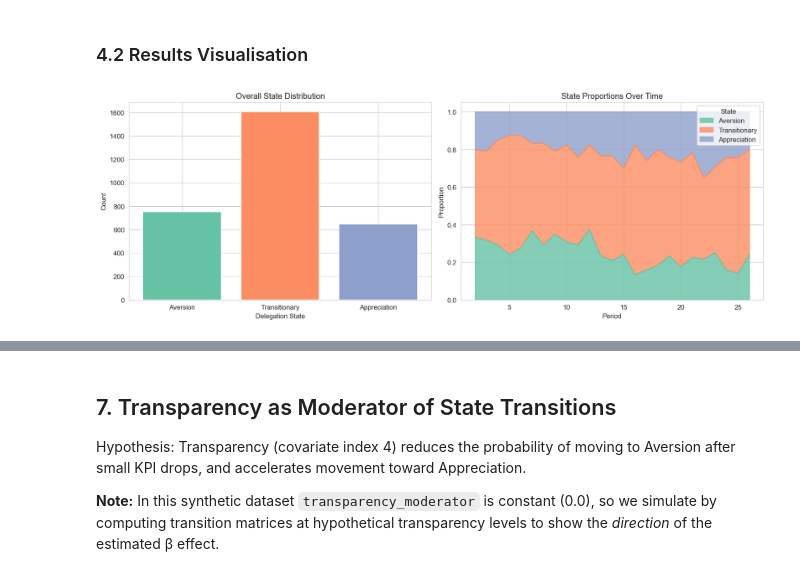
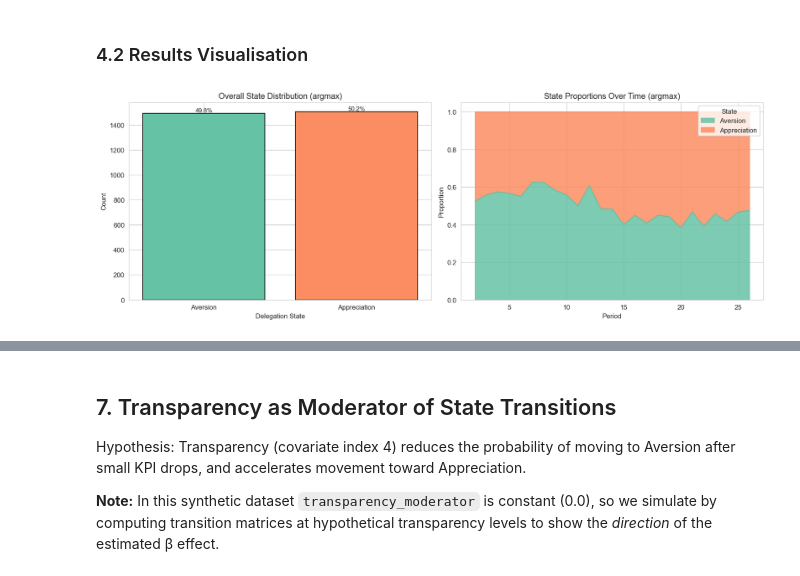
Before and after one commit to kaki1995/Triadic-Human-AI-Delegation, a Jupyter notebook: data_analysis/hmm_3_emissions.ipynb, the cells around one changed output, grey strips where cells are left out. Saved outputs shown, nothing was run; the diff lists cells and outputs as text; code cells hidden in the pictures.

```diff
--- a/data_analysis/hmm_3_emissions.ipynb
+++ b/data_analysis/hmm_3_emissions.ipynb
@@ -286,6 +286,26 @@ Controls (K)      : 8
 # %% [markdown]
 ## 2. Hidden Markov Model Specification
 ### 2.1 Model Structure & 2.2 Forward–Backward Algorithm
+# %%
+# ============================================================
+# Pre-stack all sequences to 3-D tensors for batched estimation
+# ============================================================
+import numpy as np
+
+Y_stack = np.stack(data.Y)   # (N, T, D)
+X_stack = np.stack(data.X)   # (N, T, P)
+Z_stack = np.stack(data.Z)   # (N, T, K)
+
+N, T, D = Y_stack.shape
+P = X_stack.shape[2]
+K = Z_stack.shape[2]
+n_obs_total = N * T
+
+print(f"Stacked arrays:")
+print(f"  Y_stack: {Y_stack.shape}  (N={N}, T={T}, D={D})")
+print(f"  X_stack: {X_stack.shape}  (N={N}, T={T}, P={P})")
+print(f"  Z_stack: {Z_stack.shape}  (N={N}, T={T}, K={K})")
+print(f"  n_obs_total = {n_obs_total}")
 # %%
 # ============================================================
 # 4. Parameters + Forward–Backward  (VECTORIZED)
@@ -1348,41 +1337,81 @@ Shape: (3000, 6)
 ### 4.2 Results Visualisation
 # %%
 # ============================================================
-# 4.2a. State distribution over time
+# 4.2a. State distribution over time (MATCHES YOUR label_map)
+#   - Uses your computed label_map + state_order_1idx
+#   - Ensures plots show: Aversion (left) → Appreciation (right)
+#   - No hard-coded numeric state IDs
 # ============================================================
+
+import matplotlib.pyplot as plt
+import seaborn as sns
+
+assert "label_map" in globals(), "label_map not found. Run your STATE LABELING cell first."
+assert "state_order_1idx" in globals(), "state_order_1idx not found. Run your STATE LABELING cell first."
+assert "posteriors" in globals(), "posteriors not found. Run the posterior assignment cell first."
+
+posteriors = posteriors.copy()
+
+# Add/refresh labels using YOUR label_map
+posteriors["state_label"] = posteriors["most_likely_state"].map(label_map)
+
+# Order labels based on YOUR state_order_1idx (Aversion -> Appreciation)
+label_order = [label_map[s] for s in state_order_1idx]  # should become ["Aversion","Appreciation"]
 
 fig, axes = plt.subplots(1, 2, figsize=(14, 5))
 
-# Bar chart: overall state proportions
-# Order by state labels: Aversion → Transitionary → Appreciation
-label_order = ["Aversion", "Transitionary", "Appreciation"]
-freq_labeled = posteriors.groupby("state_label").size().reindex(label_order)
-axes[0].bar(freq_labeled.index, freq_labeled.values, color=sns.color_palette("Set2", best_J))
+# ----------------------------
+# 1) Overall distribution (bar chart)
+# ----------------------------
+freq_labeled = (
+    posteriors["state_label"]
+    .value_counts()
+    .reindex(label_order)
+    .fillna(0)
+)
+
+axes[0].bar(
+    label_order,
+    freq_labeled.values,
+    color=sns.color_palette("Set2", len(label_order)),
+    edgecolor="k"
+)
 axes[0].set_xlabel("Delegation State")
 axes[0].set_ylabel("Count")
-axes[0].set_title("Overall State Distribution")
+axes[0].set_title("Overall State Distribution (argmax)")
 
-# Stacked area: state proportions by period
+# Add percentage labels
+total_n = float(freq_labeled.sum())
+for i, val in enumerate(freq_labeled.values):
+    pct = (val / total_n * 100.0) if total_n > 0 else 0.0
+    axes[0].text(i, val, f"{pct:.1f}%", ha="center", va="bottom", fontsize=9)
+
+# ----------------------------
+# 2) Proportion over time (stacked area)
+# ----------------------------
 pivot = (
     posteriors
     .groupby(["period_id", "state_label"])
     .size()
     .unstack(fill_value=0)
+    .reindex(columns=label_order, fill_value=0)
 )
-pivot = pivot.reindex(columns=label_order)
-pivot_pct = pivot.div(pivot.sum(axis=1), axis=0)
+
+pivot_pct = pivot.div(pivot.sum(axis=1), axis=0).fillna(0)
+
 pivot_pct.plot.area(
     ax=axes[1],
     stacked=True,
-    alpha=0.8,
-    color=sns.color_palette("Set2", best_J),
+    alpha=0.85,
+    color=sns.color_palette("Set2", len(label_order)),
 )
+
 axes[1].set_xlabel("Period")
 axes[1].set_ylabel("Proportion")
-axes[1].set_title("State Proportions Over Time")
+axes[1].set_title("State Proportions Over Time (argmax)")
 axes[1].legend(title="State", loc="upper right")
 
 plt.tight_layout()
 plt.show()
 # %% [output]
-[figure, old version]
+[figure, new version]
```
Also changed, not shown: parts of 27 cells of this notebook, 2 other files.
